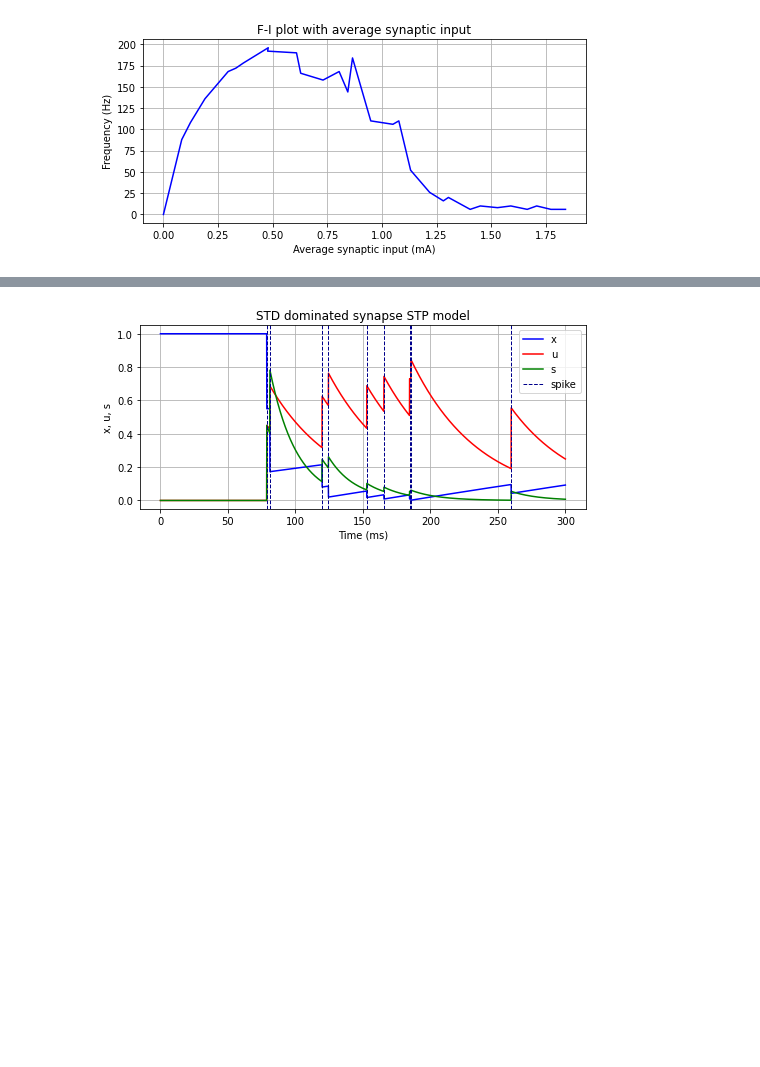
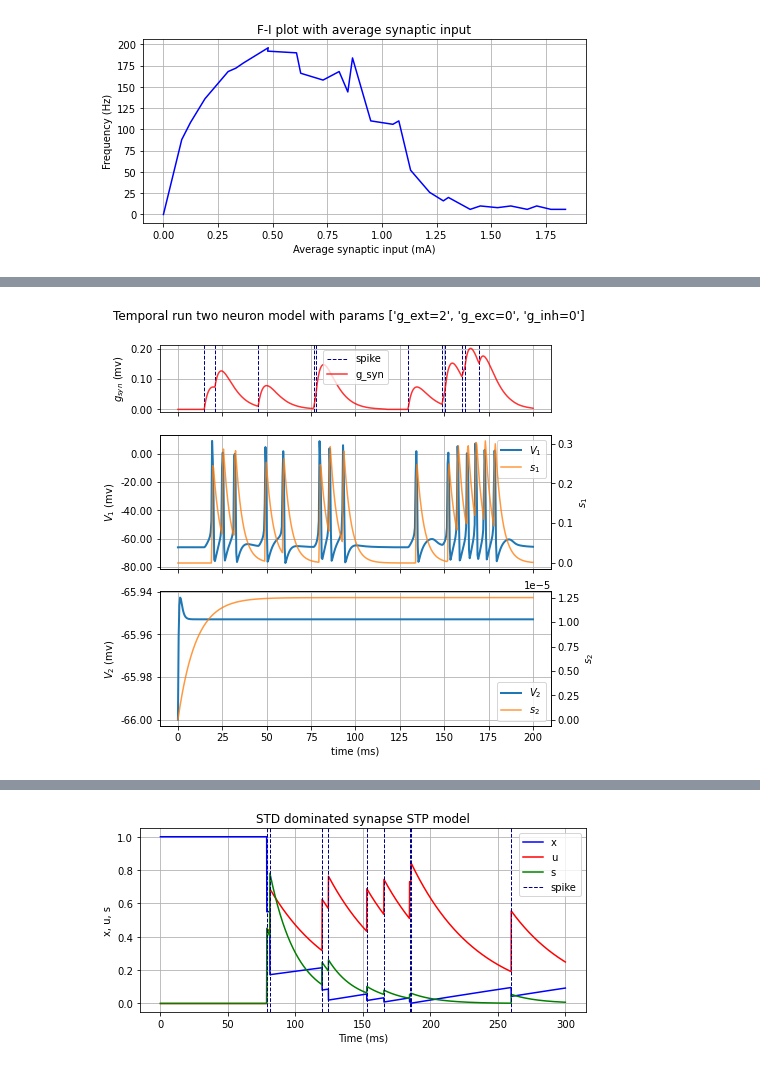
Before and after one commit to jaumecolomhernandez/mmb-mathneuroscience2, a Jupyter notebook: conductance-based-network.ipynb, the cells around one changed output, grey strips where cells are left out. Saved outputs shown, nothing was run; the diff lists cells and outputs as text; code cells hidden in the pictures; blank space fills up the shorter version.

Commit message:
Added two neuron model and a nice plot

```diff
--- a/conductance-based-network.ipynb
+++ b/conductance-based-network.ipynb
@@ -526,0 +589,80 @@ fig.show()
+# %%
+d, n = 200, 500
+time_span = np.linspace(0.0, d, n)
+spikes = spike_train(d, 50, d/n)
+
+params = {'spikes': spikes,
+          'g_ext': 2,
+          'g_exc': 0,
+          'g_inh': 0}
+
+y0 = [-66,-66,0,0,0,0]
+
+run, obs = odeint(partial(twoneurons, **params), y0=y0, t=time_span, full_output=1)
+# %%
+fig, ax = plt.subplots(3,1, figsize=(7,7), sharex=True, gridspec_kw={ 'height_ratios': [1, 2, 2],
+                                                         'wspace':0,
+                                                         'hspace':0.2 })
+#fig.subplots_adjust(hspace=5)
+
+# Plot neuron 2 response
+l3, = ax[2].plot(time_span, run[:,1], c='tab:blue', label='$V_2$', lw=2.0)
+ax11 = ax[2].twinx()
+ax11.set(ylabel='$s_2$')
+l4, = ax11.plot(time_span, run[:,5], c='tab:orange', label='$s_2$', alpha=0.8)
+
+lines = [l3,l4]
+ax[2].legend(lines, [l.get_label() for l in lines])
+
+#title=f"Temporal run of the neuron with synaptic excitation with {spikes.shape[0]} spikes"
+ax[2].set(xlabel="time (ms)",
+       ylabel="$V_{2}$ (mv)",
+       )
+ax[2].grid()
+
+# Plot spike lines
+for t in spikes:
+    l1 = ax[0].axvline(x=t, color='darkblue', linestyle='dashed', linewidth=1, label='spike')
+
+# Create synaptic excitation
+results = np.zeros(time_span.shape[0])
+for it, t in enumerate(time_span):
+    results[it] = (opt_gsyn(t, spikes))
+
+# And plot it in secondary axe
+l2, = ax[0].plot(time_span,results, c='r', alpha=0.8, label='g_syn')
+
+lines = [l1,l2]
+ax[0].legend(lines, [l.get_label() for l in lines])
+
+ax[0].set(ylabel="$g_{syn}$ (mv)",
+       )
+ax[0].grid()
+
+
+# Plot neuron 1 response
+l3, = ax[1].plot(time_span, run[:,0], c='tab:blue', label='$V_1$', lw=2.0)
+ax11 = ax[1].twinx()
+ax11.set(ylabel='$s_1$')
+l4, = ax11.plot(time_span, run[:,4], c='tab:orange', label='$s_1$', alpha=0.8)
+
+lines = [l3,l4]
+ax[1].legend(lines, [l.get_label() for l in lines])
+
+#title=f"Temporal run of the neuron with synaptic excitation with {spikes.shape[0]} spikes"
+ax[1].set(
+       ylabel="$V_{1}$ (mv)",
+       )
+ax[1].grid()
+
+for a in ax:
+    a.yaxis.set_major_formatter(FormatStrFormatter('%.2f'))
+
+
+pars = [f'{name}={params[name]}' for name in ['g_ext', 'g_exc', 'g_inh']]
+fig.suptitle(f'Temporal run two neuron model with params {pars}', y=0.95)
+
+fig.tight_layout()
+fig.show()
+# %% [output]
+[figure, added]
```
Also changed, not shown: parts of 11 cells of this notebook.
